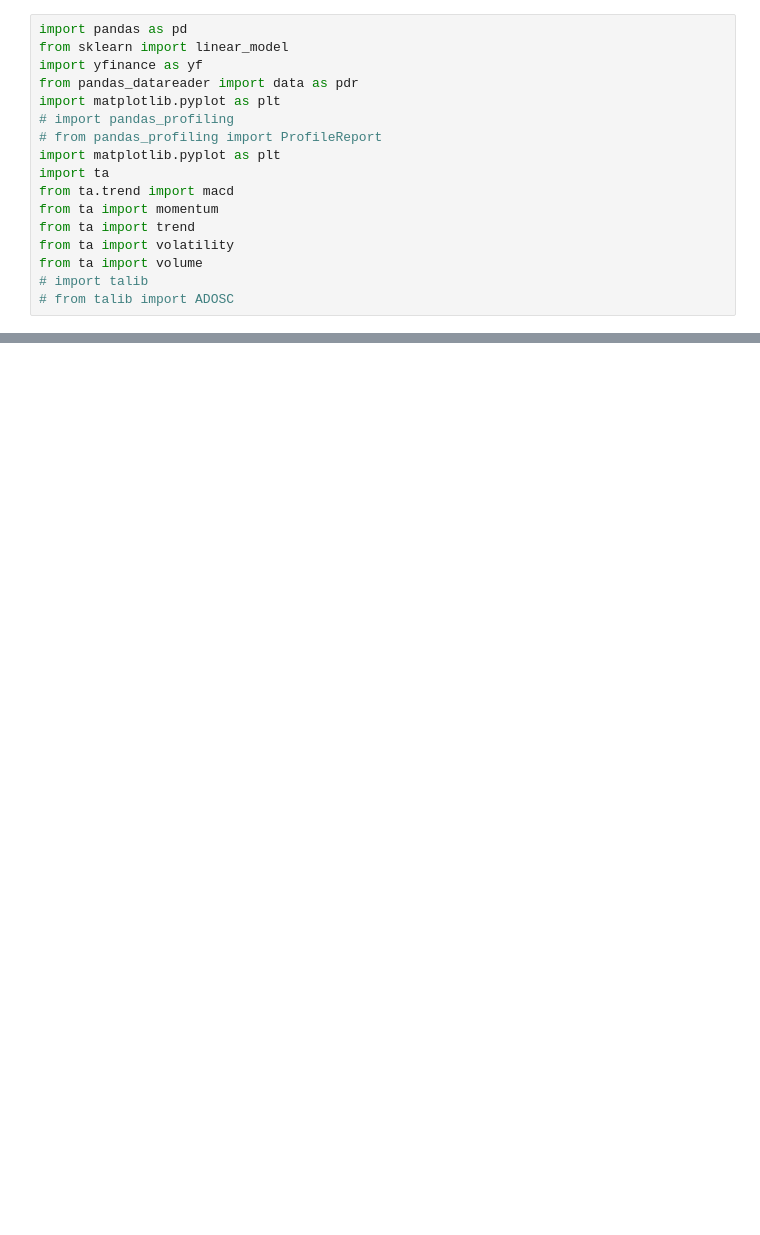
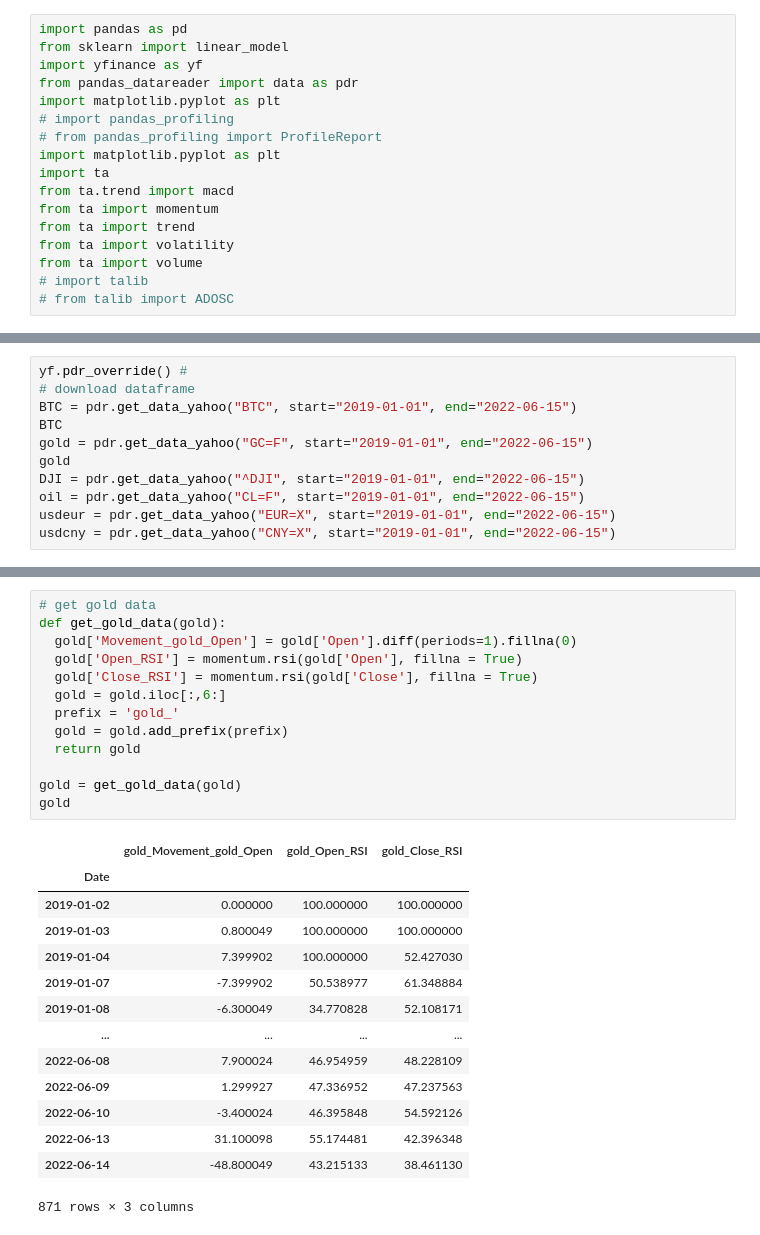
Before and after one commit to primroseisaseal/Cryptocurrencies-forecast-model, a Jupyter notebook: No_14.ipynb, the cells around one changed output, grey strips where cells are left out. Cells and saved outputs as stored; diff of their text form; blank space fills up the shorter version.

```diff
--- a/No_14.ipynb
+++ b/No_14.ipynb
@@ -124,0 +93,11 @@ BTC
+# %%
+yf.pdr_override() #
+# download dataframe
+BTC = pdr.get_data_yahoo("BTC", start="2019-01-01", end="2022-06-15")
+BTC
+gold = pdr.get_data_yahoo("GC=F", start="2019-01-01", end="2022-06-15")
+gold
+DJI = pdr.get_data_yahoo("^DJI", start="2019-01-01", end="2022-06-15")
+oil = pdr.get_data_yahoo("CL=F", start="2019-01-01", end="2022-06-15")
+usdeur = pdr.get_data_yahoo("EUR=X", start="2019-01-01", end="2022-06-15")
+usdcny = pdr.get_data_yahoo("CNY=X", start="2019-01-01", end="2022-06-15")
@@ -166,0 +155,28 @@ BTC_featues
+# %%
+# get gold data
+def get_gold_data(gold):
+  gold['Movement_gold_Open'] = gold['Open'].diff(periods=1).fillna(0)
+  gold['Open_RSI'] = momentum.rsi(gold['Open'], fillna = True)
+  gold['Close_RSI'] = momentum.rsi(gold['Close'], fillna = True)
+  gold = gold.iloc[:,6:]
+  prefix = 'gold_'
+  gold = gold.add_prefix(prefix)
+  return gold
+
+gold = get_gold_data(gold)
+gold
+# %% [output]
+|  | gold_Movement_gold_Open | gold_Open_RSI | gold_Close_RSI |
+| Date |  |  |  |
+| 2019-01-02 | 0.000000 | 100.000000 | 100.000000 |
+| 2019-01-03 | 0.800049 | 100.000000 | 100.000000 |
+| 2019-01-04 | 7.399902 | 100.000000 | 52.427030 |
+| 2019-01-07 | -7.399902 | 50.538977 | 61.348884 |
+| 2019-01-08 | -6.300049 | 34.770828 | 52.108171 |
+| ... | ... | ... | ... |
+| 2022-06-08 | 7.900024 | 46.954959 | 48.228109 |
+| 2022-06-09 | 1.299927 | 47.336952 | 47.237563 |
+| 2022-06-10 | -3.400024 | 46.395848 | 54.592126 |
+| 2022-06-13 | 31.100098 | 55.174481 | 42.396348 |
+| 2022-06-14 | -48.800049 | 43.215133 | 38.461130 |
+871 rows × 3 columns
```
Also changed, not shown: parts of 16 cells of this notebook.
